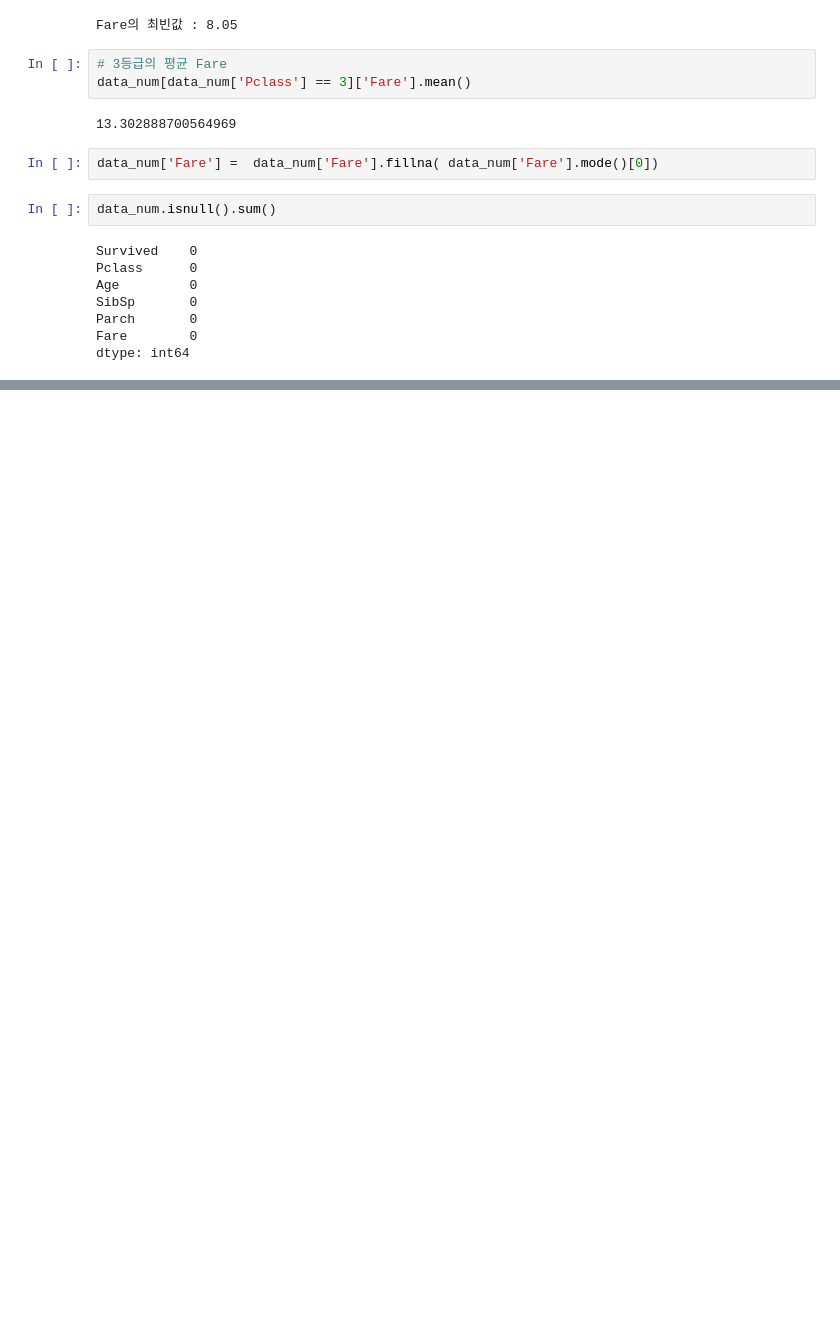
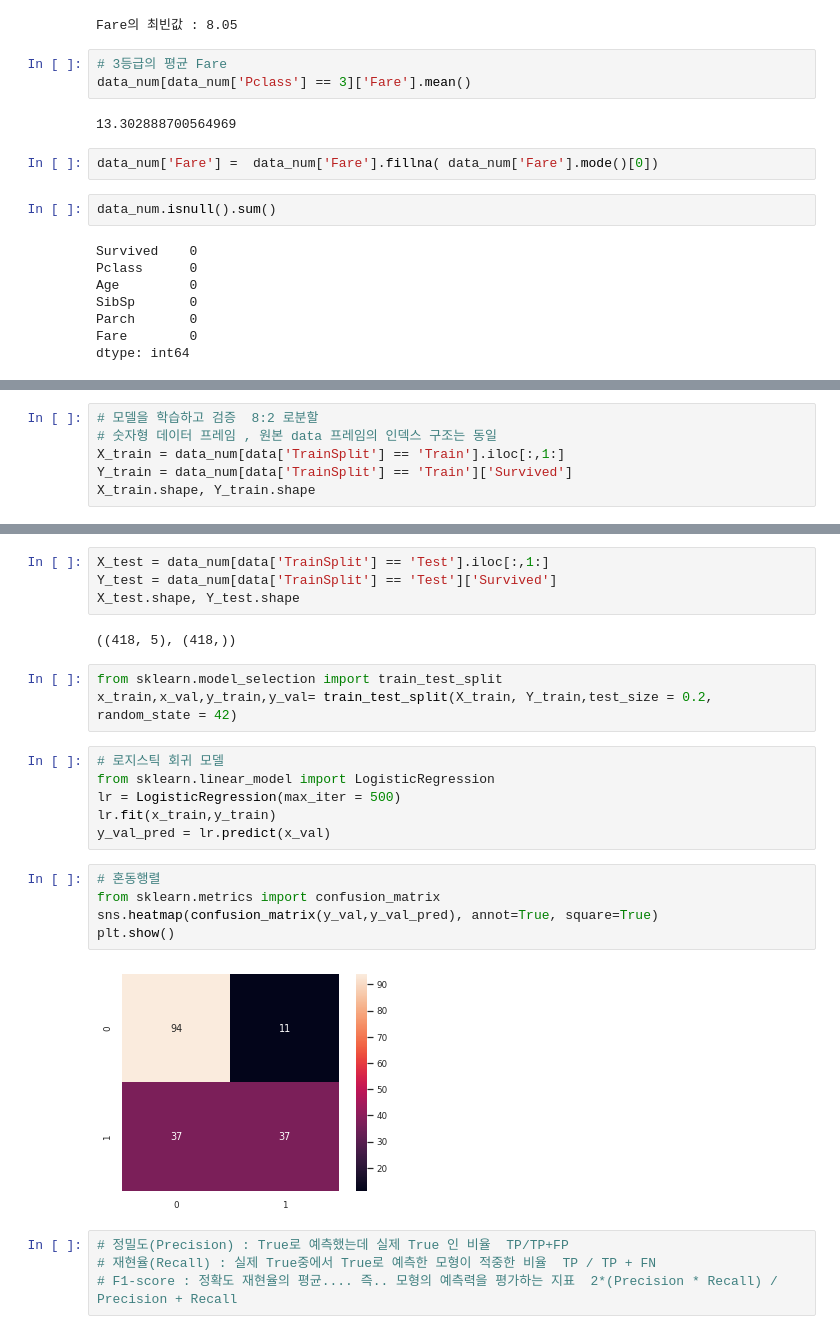
Before and after one commit to bigdataleeky/python, a Jupyter notebook: 20220520/20220520.ipynb, the cells around one changed output, grey strips where cells are left out. Cells and saved outputs as stored; diff of their text form; blank space fills up the shorter version.

```diff
--- a/20220520/20220520.ipynb
+++ b/20220520/20220520.ipynb
@@ -294,0 +294,6 @@ dtype: int64
+# %%
+# 모델을 학습하고 검증  8:2 로분할
+# 숫자형 데이터 프레임 , 원본 data 프레임의 인덱스 구조는 동일
+X_train = data_num[data['TrainSplit'] == 'Train'].iloc[:,1:]
+Y_train = data_num[data['TrainSplit'] == 'Train']['Survived']
+X_train.shape, Y_train.shape
@@ -294,0 +317,26 @@ dtype: int64
+# %%
+X_test = data_num[data['TrainSplit'] == 'Test'].iloc[:,1:]
+Y_test = data_num[data['TrainSplit'] == 'Test']['Survived']
+X_test.shape, Y_test.shape
+# %% [output]
+((418, 5), (418,))
+# %%
+from sklearn.model_selection import train_test_split
+x_train,x_val,y_train,y_val= train_test_split(X_train, Y_train,test_size = 0.2, random_state = 42)
+# %%
+# 로지스틱 회귀 모델
+from sklearn.linear_model import LogisticRegression
+lr = LogisticRegression(max_iter = 500)
+lr.fit(x_train,y_train)
+y_val_pred = lr.predict(x_val)
+# %%
+# 혼동행렬
+from sklearn.metrics import confusion_matrix
+sns.heatmap(confusion_matrix(y_val,y_val_pred), annot=True, square=True)
+plt.show()
+# %% [output]
+[figure, added]
+# %%
+# 정밀도(Precision) : True로 예측했는데 실제 True 인 비율  TP/TP+FP
+# 재현율(Recall) : 실제 True중에서 True로 예측한 모형이 적중한 비율  TP / TP + FN
+# F1-score : 정확도 재현율의 평균.... 즉.. 모형의 예측력을 평가하는 지표  2*(Precision * Recall) / Precision + Recall
```
Also changed, not shown: parts of 30 cells of this notebook.
